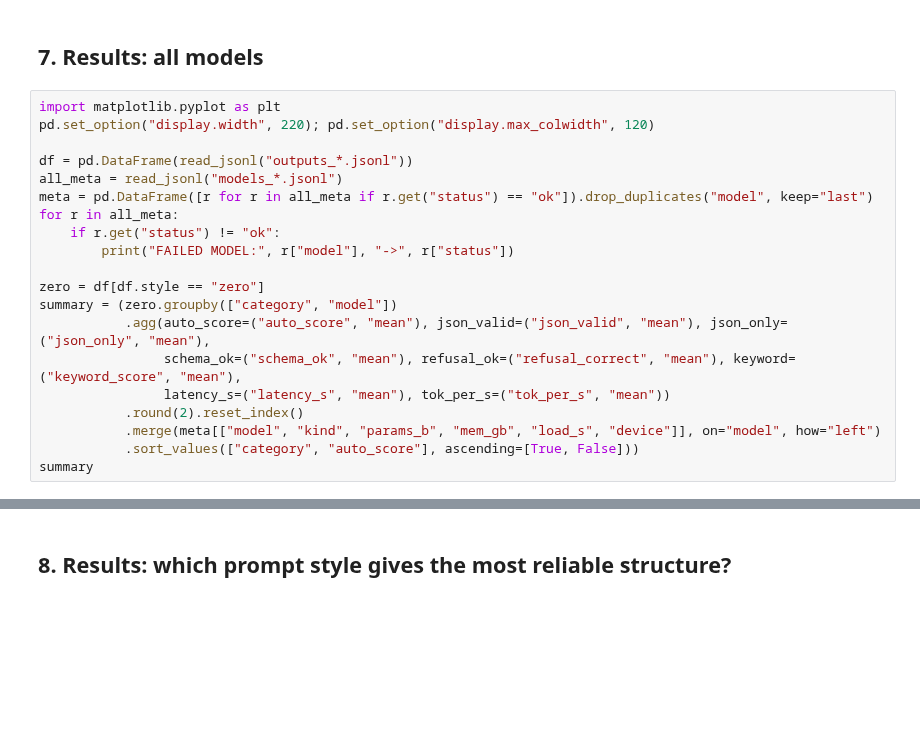
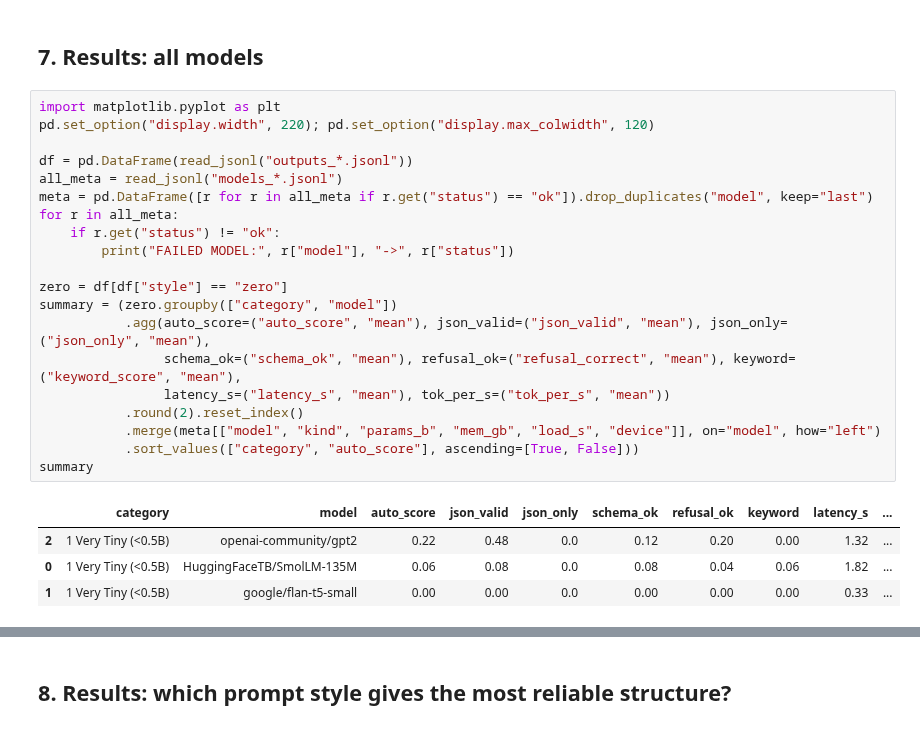
Before and after one commit to lexxieliu/4_Greenhand, a Jupyter notebook: llm-test/ai_prototype.ipynb, the cells around one changed output, grey strips where cells are left out. Saved outputs shown, nothing was run; the diff lists cells and outputs as text; blank space fills up the shorter version.

```diff
--- a/llm-test/ai_prototype.ipynb
+++ b/llm-test/ai_prototype.ipynb
@@ -376,23 +400,28 @@ for repo in ROUTE_A_MODELS:
 # %%
 import matplotlib.pyplot as plt
 pd.set_option("display.width", 220); pd.set_option("display.max_colwidth", 120)
 
 df = pd.DataFrame(read_jsonl("outputs_*.jsonl"))
 all_meta = read_jsonl("models_*.jsonl")
 meta = pd.DataFrame([r for r in all_meta if r.get("status") == "ok"]).drop_duplicates("model", keep="last")
 for r in all_meta:
     if r.get("status") != "ok":
         print("FAILED MODEL:", r["model"], "->", r["status"])
 
-zero = df[df.style == "zero"]
+zero = df[df["style"] == "zero"]
 summary = (zero.groupby(["category", "model"])
            .agg(auto_score=("auto_score", "mean"), json_valid=("json_valid", "mean"), json_only=("json_only", "mean"),
                 schema_ok=("schema_ok", "mean"), refusal_ok=("refusal_correct", "mean"), keyword=("keyword_score", "mean"),
                 latency_s=("latency_s", "mean"), tok_per_s=("tok_per_s", "mean"))
            .round(2).reset_index()
            .merge(meta[["model", "kind", "params_b", "mem_gb", "load_s", "device"]], on="model", how="left")
            .sort_values(["category", "auto_score"], ascending=[True, False]))
 summary
+# %% [output]
+|  | category | model | auto_score | json_valid | json_only | schema_ok | refusal_ok | keyword | latency_s | ... |
+| 2 | 1 Very Tiny (<0.5B) | openai-community/gpt2 | 0.22 | 0.48 | 0.0 | 0.12 | 0.20 | 0.00 | 1.32 | ... |
+| 0 | 1 Very Tiny (<0.5B) | HuggingFaceTB/SmolLM-135M | 0.06 | 0.08 | 0.0 | 0.08 | 0.04 | 0.06 | 1.82 | ... |
+| 1 | 1 Very Tiny (<0.5B) | google/flan-t5-small | 0.00 | 0.00 | 0.0 | 0.00 | 0.00 | 0.00 | 0.33 | ... |
 # %%
 fig, ax = plt.subplots(1, 2, figsize=(13, 4.5))
 for a, (col, label) in zip(ax, [("auto_score", "Auto score (0-1)"), ("latency_s", "Seconds per answer")]):
```
Also changed, not shown: parts of 7 cells of this notebook, 3 other files.
